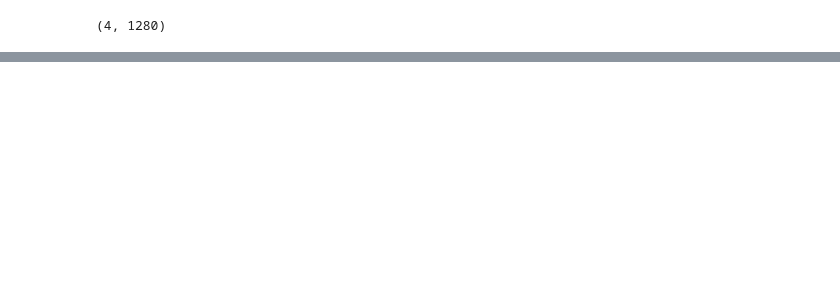
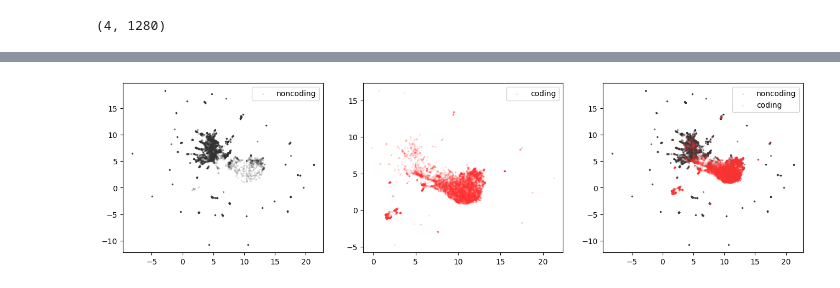
Before and after one commit to Arcadia-Science/2024-plm-utils, a Jupyter notebook: notebooks/esm-eda.ipynb, the cells around one changed output, grey strips where cells are left out. Saved outputs shown, nothing was run; the diff lists cells and outputs as text; code cells hidden in the pictures; blank space fills up the shorter version.

```diff
--- a/notebooks/esm-eda.ipynb
+++ b/notebooks/esm-eda.ipynb
@@ -92,0 +159,6 @@ array([[-0.03010962, -0.3098611 ,  0.21479861, ...,  0.18719758,
+# %%
+X_test_true_coords = umap_model.fit_transform(X_test_true)
+# %%
+plot_umap(X_test_true_coords, y_test_true)
+# %% [output]
+[figure, added]
```
Also changed, not shown: parts of 41 cells of this notebook, 4 other files.
